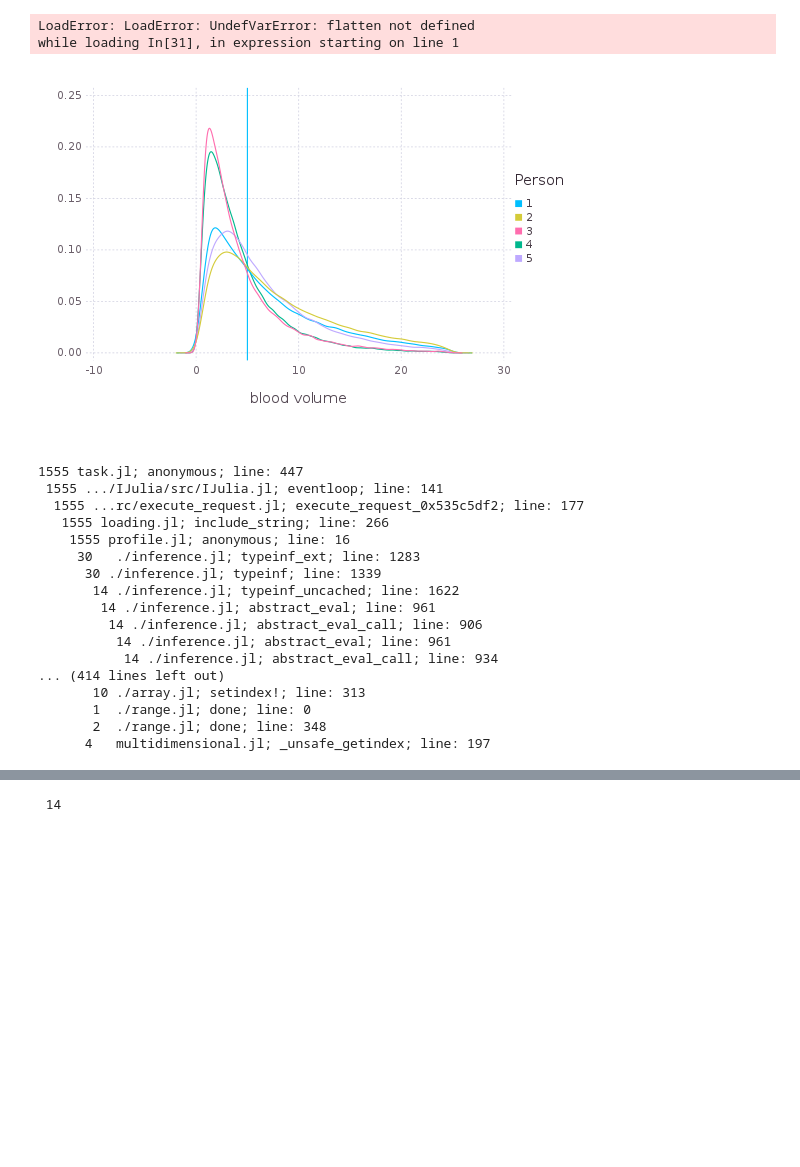
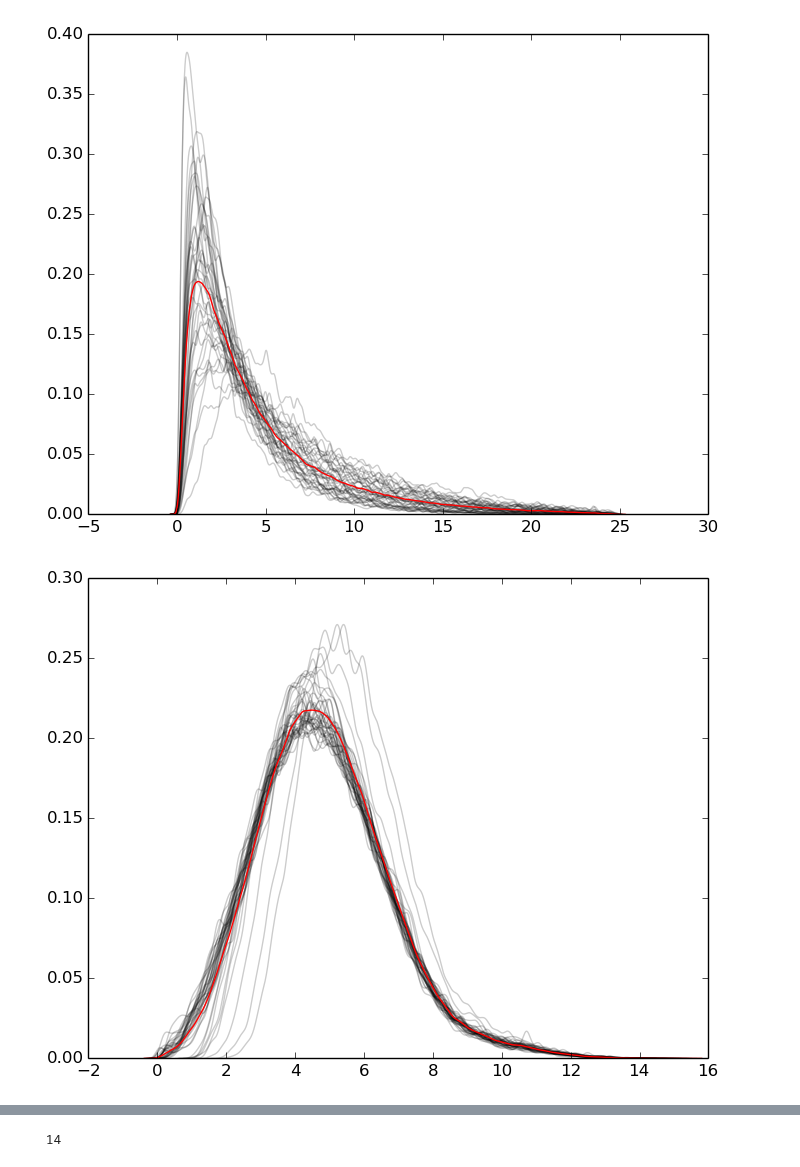
Before and after one commit to axsk/GynC.jl, a Jupyter notebook: notebooks/viewwalk.ipynb, the cells around one changed output, grey strips where cells are left out. Saved outputs shown, nothing was run; the diff lists cells and outputs as text; code cells hidden in the pictures; blank space fills up the shorter version.

Commit message:
run script for lausanne, plots

```diff
--- a/notebooks/viewwalk.ipynb
+++ b/notebooks/viewwalk.ipynb
@@ -55,4 +37,0 @@ all        = vcat(alldata...)[1:C*P:end,:,:] # pi1
-# %%
-data = all
-
-mcs = Chains(data, names=[Gync.parameternames[Gync.sampleparms]; Gync.speciesnames])
@@ -118,44 +47,21 @@ allpersons[1:3,1:2,1:2]
-# %%
-repeat(collect(1:size(all,3), )
-# %% [output]
-LoadError: LoadError: UndefVarError: flatten not defined
-while loading In[31], in expression starting on line 1
-# %%
-function barplot(data, species)
-
-    plot(x=data[:,species,:],
-        color=repeat(collect(1:size(data,3)), inner=[size(data,1)]),
-        #Geom.histogram(bincount=10, density=true, position=:dodge),
-    #Geom.density(),
-    Gadfly.Geom.LineGeometry,
-    Gadfly.Stat.density(1000),
-        Geom.vline, xintercept=[Gync.sampledmles[species]],
-        Scale.color_discrete(),
-    Guide.colorkey("Person"),
-    Guide.xlabel(Gync.samplednames[species]))
-end
-
-Profile.clear()
-@profile barplot(allpersons,8)
-# %% [output]
-[figure, removed]
-# %%
-Profile.print()
-# %% [output]
-1555 task.jl; anonymous; line: 447
- 1555 .../IJulia/src/IJulia.jl; eventloop; line: 141
-  1555 ...rc/execute_request.jl; execute_request_0x535c5df2; line: 177
-   1555 loading.jl; include_string; line: 266
-    1555 profile.jl; anonymous; line: 16
-     30   ./inference.jl; typeinf_ext; line: 1283
-      30 ./inference.jl; typeinf; line: 1339
-       14 ./inference.jl; typeinf_uncached; line: 1622
-        14 ./inference.jl; abstract_eval; line: 961
-         14 ./inference.jl; abstract_eval_call; line: 906
-          14 ./inference.jl; abstract_eval; line: 961
-           14 ./inference.jl; abstract_eval_call; line: 934
-... (414 lines left out)
-       10 ./array.jl; setindex!; line: 313
-       1  ./range.jl; done; line: 0
-       2  ./range.jl; done; line: 348
-      4   multidimensional.jl; _unsafe_getindex; line: 197
+# %%
+function pyplotchain(data::Vector; color="black", alpha=1)
+    k = kde(data, npoints=4024, bandwidth=0.1)
+    PyPlot.plot(k.x, k.density, alpha=alpha, color=color)
+end
+
+function pyplotchain(data)
+    mapslices(data, [1,3]) do speciesdata
+        figure()
+        mapslices(speciesdata, [1]) do persondata
+            pyplotchain(persondata, alpha=0.2)
+        end
+        pyplotchain(vec(speciesdata), color="red")
+    end
+end
+
+
+pyplotchain(data[1:end,[8,89],:]);
+# %% [output]
+[figure, added]
+[figure, added]
```
Also changed, not shown: parts of 10 cells of this notebook, 2 other files.
